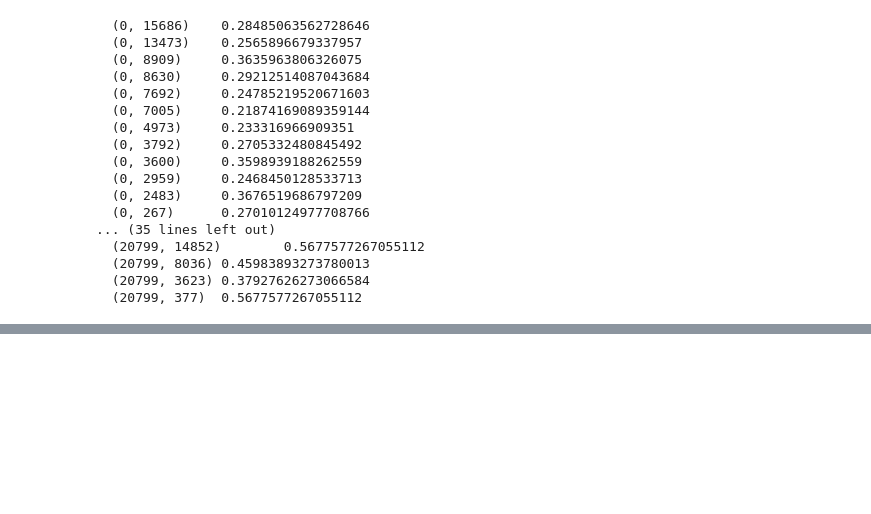
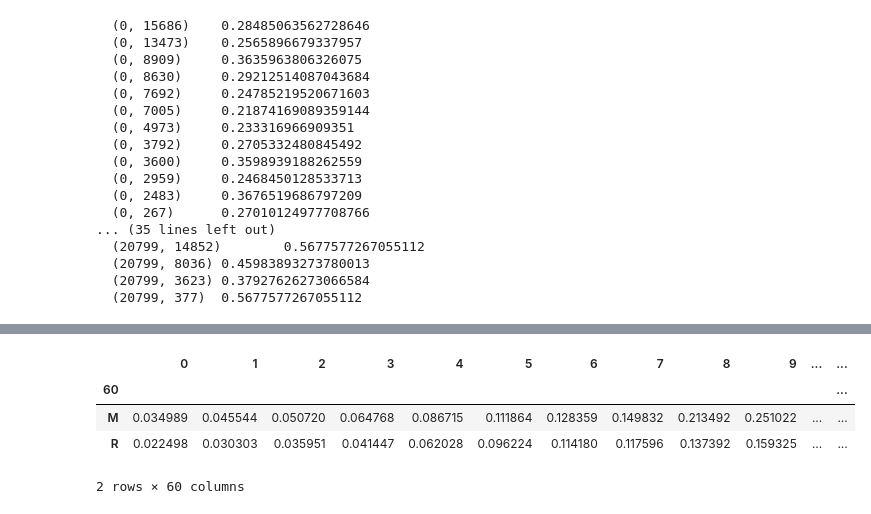
Before and after one commit to glenchiridza/ml_chp1_concepts, a Jupyter notebook: cp1.ipynb, the cells around one changed output, grey strips where cells are left out. Cells and saved outputs as stored; diff of their text form; code cells hidden in the pictures; blank space fills up the shorter version.

```diff
--- a/cp1.ipynb
+++ b/cp1.ipynb
@@ -1834,0 +1878,8 @@ print(X)
+# %%
+sonar_df.groupby(60).mean()
+# %% [output]
+|  | 0 | 1 | 2 | 3 | 4 | 5 | 6 | 7 | 8 | 9 | ... | ... |
+| 60 |  |  |  |  |  |  |  |  |  |  |  | ... |
+| M | 0.034989 | 0.045544 | 0.050720 | 0.064768 | 0.086715 | 0.111864 | 0.128359 | 0.149832 | 0.213492 | 0.251022 | ... | ... |
+| R | 0.022498 | 0.030303 | 0.035951 | 0.041447 | 0.062028 | 0.096224 | 0.114180 | 0.117596 | 0.137392 | 0.159325 | ... | ... |
+2 rows × 60 columns
```
Also changed, not shown: parts of 9 cells of this notebook.
